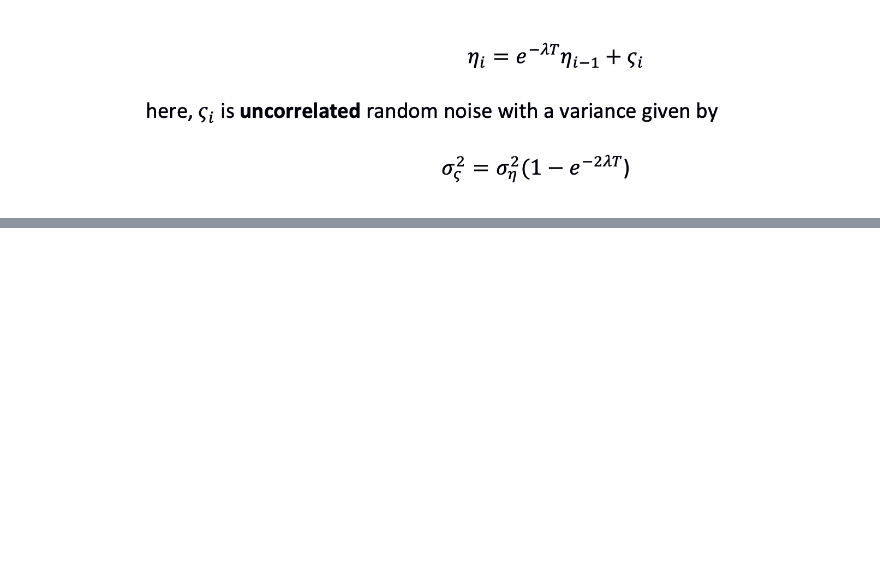
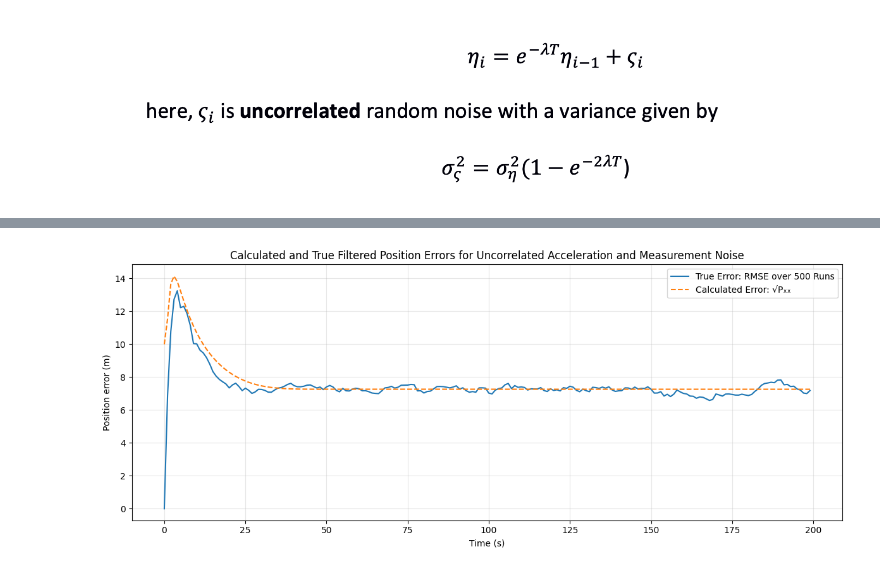
Before and after one commit to VladZg/Experimental-data-processing, a Jupyter notebook: task8/assignment8.ipynb, the cells around one changed output, grey strips where cells are left out. Cells and saved outputs as stored; diff of their text form; code cells hidden in the pictures; blank space fills up the shorter version.

```diff
--- a/task8/assignment8.ipynb
+++ b/task8/assignment8.ipynb
@@ -142,0 +177,38 @@ def generate_measurements(true_trajectory, eta, lam, t=T, sigma_eta=np.sqrt(VARI
+# %%
+position_errors = np.zeros((M, POINTS))
+
+for m in range(M):
+    true_trajectory, _ = generate_true_trajectory(
+        lam=LAMBDA_UNCORRELATED
+    )
+
+    measurements = generate_measurements(
+        true_trajectory,
+        lam=LAMBDA_UNCORRELATED
+    )
+
+    _, _, x_filt, p_filt, _ = kalman_filter(
+        measurements, PHI, H, Q, R, X_0_0, P_0_0
+    )
+
+    position_errors[m] = x_filt[:, 0, 0] - true_trajectory
+
+true_rmse = np.sqrt(np.mean(position_errors**2, axis=0))
+calculated_sigma = np.sqrt(p_filt[:, 0, 0])
+
+plt.figure(figsize=(12, 5))
+plt.plot(time, true_rmse, label=f"True Error: RMSE over {M} Runs")
+plt.plot(
+    time, calculated_sigma,
+    linestyle="--", label="Calculated Error: √Pₓₓ"
+)
+
+plt.xlabel("Time (s)")
+plt.ylabel("Position error (m)")
+plt.title("Calculated and True Filtered Position Errors for Uncorrelated Acceleration and Measurement Noise")
+plt.legend()
+plt.grid(alpha=0.3)
+plt.tight_layout()
+plt.show()
+# %% [output]
+[figure, added]
```
Also changed, not shown: parts of 10 cells of this notebook.
